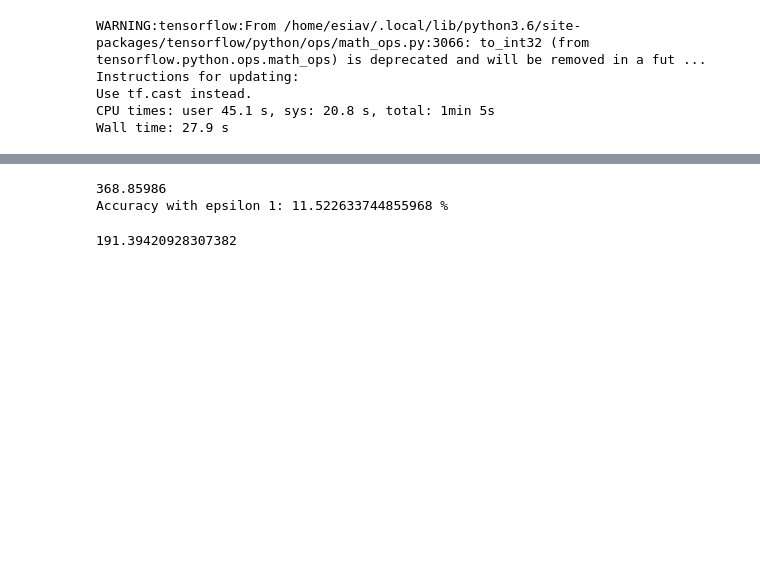
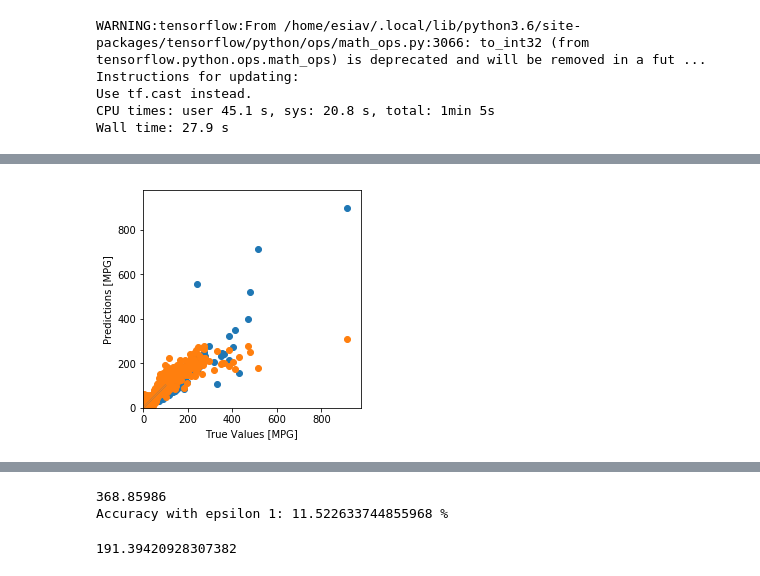
Before and after one commit to ericksiavichay/CS-229A-Final-Project, a Jupyter notebook: modelNotebook.ipynb, the cells around one changed output, grey strips where cells are left out. Saved outputs shown, nothing was run; the diff lists cells and outputs as text; code cells hidden in the pictures; blank space fills up the shorter version.

```diff
--- a/modelNotebook.ipynb
+++ b/modelNotebook.ipynb
@@ -405,0 +436,18 @@ plot_history(history_object_B)
+# %%
+def plot_scatter(test_predictions):
+    plt.scatter(test_labels, test_predictions)
+    plt.xlabel('True Values [MPG]')
+    plt.ylabel('Predictions [MPG]')
+    plt.axis('equal')
+    plt.axis('square')
+    plt.xlim([0,plt.xlim()[1]])
+    plt.ylim([0,plt.ylim()[1]])
+    _ = plt.plot([-100, 100], [-100, 100])
+
+test_predictions_C = model_C.predict(normed_test).flatten()
+test_predictions_B = model_B.predict(normed_test).flatten()
+
+plot_scatter(test_predictions_C)
+plot_scatter(test_predictions_B)
+# %% [output]
+[figure, added]
```
Also changed, not shown: parts of 20 cells of this notebook, 1 other file.
